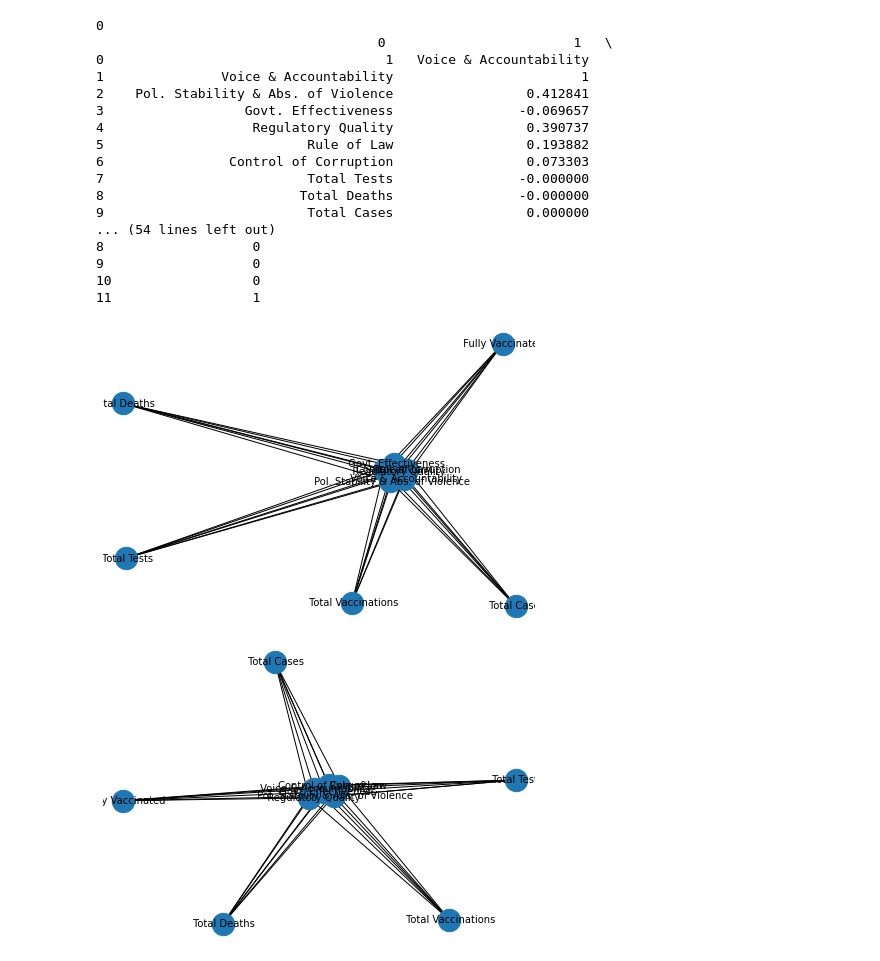
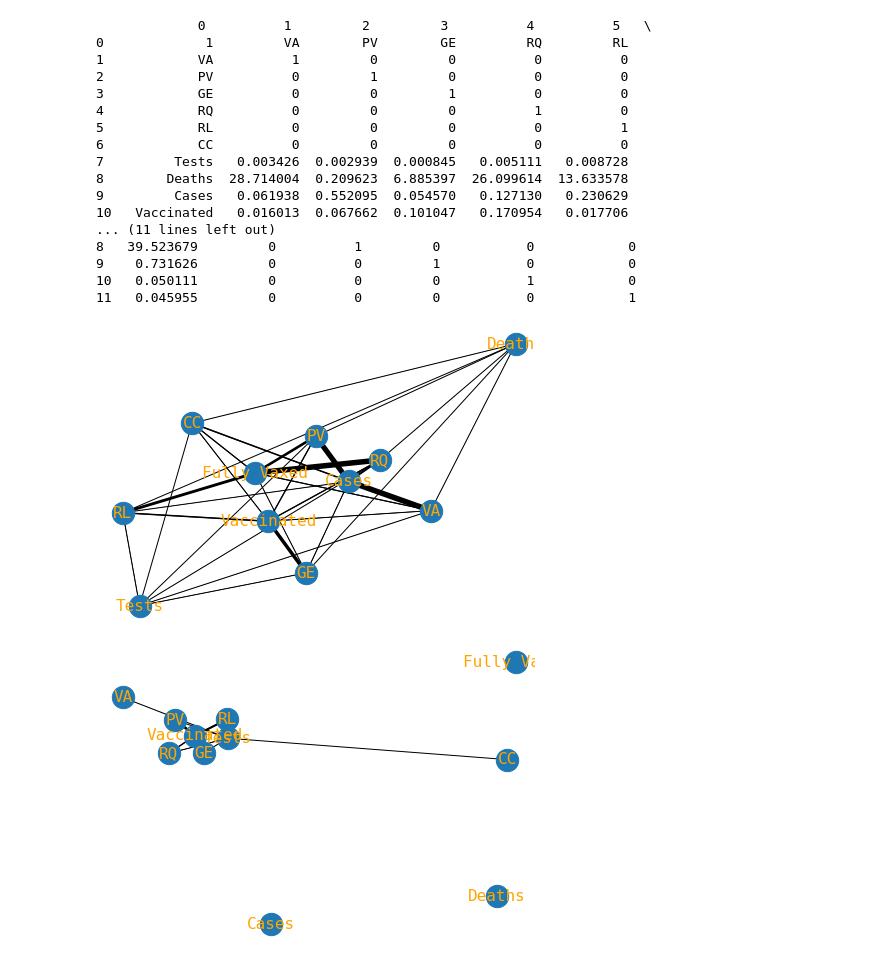
Before and after one commit to IYIAscension/SDAProject, a Jupyter notebook: regRegression.ipynb, the cells around one changed output. Drawn from its saved outputs; the diff is of its cells as text; code cells hidden in the pictures.

```diff
--- a/regRegression.ipynb
+++ b/regRegression.ipynb
@@ -18,9 +18,10 @@ def floatCheck(x):
 with open("data/Merged.csv") as f:
     data = csv.reader(f)
     data = np.array(list(data))
-    data = np.concatenate((data[:, :10], data[:, 12:]), axis=1)
-headers = list(data[0][1:])
+headers = list(data[0][1:-1])
 data = data[1:, 1:]
 data = [[float(x) if floatCheck(x) else np.nan for x in row] for row in data]
+data = [[x/row[-1] if i > 5 else x for i, x in enumerate(row[:-1])] for row in data]
+headers = ["VA", "PV", "GE", "RQ", "RL", "CC", "Tests", "Deaths", "Cases", "Vaccinated", "Fully Vaxed"]
 print(headers)
 # %% [output]
@@ -90,8 +83,10 @@ for x in range(lenHeaders):
     for i in range(lenHeaders-1):
         if x > 5 and i > 5:
             ridgeSimRow.append(0)
+        elif x < 6 and i < 5:
+            ridgeSimRow.append(0)
         elif x <= i:
-            ridgeSimRow.append(coefs[i])
+            ridgeSimRow.append(abs(coefs[i]))
         else:
             ridgeSimRow.append(ridgeSimMatrix[i+1][x])
     ridgeSimMatrix.append(ridgeSimRow)
@@ -121,15 +116,17 @@ print(ridgeMatrixFramed)
 lassoSimMatrix = [headers.copy()]
 for x in range(lenHeaders):
     X_train, X_test, y_train, y_test = train_test_split(np.asarray([row for i,row in enumerate(columns) if i!=x]).T, columns[x], test_size=0.2)
-    clf = Lasso(alpha=0.01)
+    clf = Lasso(alpha=0.005)
     clf.fit(X_train, y_train)
     lassoSimRow = [lassoSimMatrix[0][x]]
     coefs = list(clf.coef_)
     for i in range(lenHeaders-1):
         if x > 5 and i > 5:
             lassoSimRow.append(0)
+        elif x < 6 and i < 5:
+            lassoSimRow.append(0)
         elif x <= i:
-            lassoSimRow.append(coefs[i])
+            lassoSimRow.append(abs(coefs[i]))
         else:
             lassoSimRow.append(lassoSimMatrix[i+1][x])
     lassoSimMatrix.append(lassoSimRow)
@@ -166,60 +163,71 @@ for x in range(lenHeaders):
     for i in range(lenHeaders-1):
         if x > 5 and i > 5:
             linRegSimRow.append(0)
+        elif x < 6 and i < 5:
+            linRegSimRow.append(0)
         elif x <= i:
-            linRegSimRow.append(coefs[i])
+            linRegSimRow.append(abs(coefs[i]))
         else:
             linRegSimRow.append(linRegSimMatrix[i+1][x])
     linRegSimMatrix.append(linRegSimRow)
 for i in range(lenHeaders+1):
     linRegSimMatrix[i].insert(i, 1)
 linRegMatrixFramed = pd.DataFrame(linRegSimMatrix)
-print(incr)
 print(linRegMatrixFramed)
 # %% [output]
-0
-                                    0                        1   \
-0                                    1   Voice & Accountability
-1               Voice & Accountability                        1
-2    Pol. Stability & Abs. of Violence                 0.412841
-3                  Govt. Effectiveness                -0.069657
-4                   Regulatory Quality                 0.390737
-5                          Rule of Law                 0.193882
-6                Control of Corruption                 0.073303
-7                          Total Tests                -0.000000
-8                         Total Deaths                -0.000000
-9                          Total Cases                 0.000000
-... (54 lines left out)
-8                   0
-9                   0
-10                  0
-11                  1
+             0          1         2         3          4          5   \
+0             1         VA        PV        GE         RQ         RL
+1            VA          1         0         0          0          0
+2            PV          0         1         0          0          0
+3            GE          0         0         1          0          0
+4            RQ          0         0         0          1          0
+5            RL          0         0         0          0          1
+6            CC          0         0         0          0          0
+7         Tests   0.003426  0.002939  0.000845   0.005111   0.008728
+8        Deaths  28.714004  0.209623  6.885397  26.099614  13.633578
+9         Cases   0.061938  0.552095  0.054570   0.127130   0.230629
+10   Vaccinated   0.016013  0.067662  0.101047   0.170954   0.017706
+... (11 lines left out)
+8   39.523679         0          1         0           0            0
+9    0.731626         0          0         1           0            0
+10   0.050111         0          0         0           1            0
+11   0.045955         0          0         0           0            1
 # %%
-adjMatrix = [[x*20 if i < j else 0 for j, x in enumerate(row)] for i, row in enumerate(np.asarray(ridgeSimMatrix)[1:, 1:].astype(np.float))]
+adjMatrix = [[x*50 if i < j else 0 for j, x in enumerate(row)] for i, row in enumerate(np.asarray(ridgeSimMatrix)[1:, 1:].astype(np.float))]
 G = nx.from_numpy_matrix(np.matrix(adjMatrix))
 
 layout = nx.spring_layout(G)
 lab_node = dict(zip(G.nodes, headers))
+long_edges = list(filter(lambda e: e[2] == 0, (e for e in G.edges.data('weight'))))
+le_ids = list(e[:2] for e in long_edges)
+
+# remove filtered edges from graph G
+G.remove_edges_from(le_ids)
 nx.draw(G, layout)
 nx.draw_networkx_nodes(G, layout, node_size=500)
 widths = list(nx.get_edge_attributes(G, "weight").values())
 nx.draw_networkx_edges(G, layout, width=widths)
-nx.draw_networkx_labels(G, layout, labels=lab_node, font_size=10, font_family='sans-serif')
+nx.draw_networkx_labels(G, layout, labels=lab_node, font_size=16, font_family='monospace', font_color="orange")
 plt.show()
 # %% [output]
-[figure, old version]
+[figure, new version]
 # %%
-adjMatrix = [[x*20 if i < j else 0 for j, x in enumerate(row)] for i, row in enumerate(np.asarray(lassoSimMatrix)[1:, 1:].astype(np.float))]
+adjMatrix = [[x*50 if i < j else 0 for j, x in enumerate(row)] for i, row in enumerate(np.asarray(lassoSimMatrix)[1:, 1:].astype(np.float))]
 G = nx.from_numpy_matrix(np.matrix(adjMatrix))
 
 layout = nx.spring_layout(G)
 lab_node = dict(zip(G.nodes, headers))
+long_edges = list(filter(lambda e: e[2] == 0, (e for e in G.edges.data('weight'))))
+le_ids = list(e[:2] for e in long_edges)
+
+# remove filtered edges from graph G
+G.remove_edges_from(le_ids)
 nx.draw(G, layout)
 nx.draw_networkx_nodes(G, layout, node_size=500)
 widths = list(nx.get_edge_attributes(G, "weight").values())
 nx.draw_networkx_edges(G, layout, width=widths)
-nx.draw_networkx_labels(G, layout, labels=lab_node, font_size=10, font_family='sans-serif')
+nx.draw_networkx_labels(G, layout, labels=lab_node, font_size=16, font_family='monospace', font_color="orange")
 plt.show()
 # %% [output]
-[figure, old version]
+[figure, new version]
 # %%
```
Also changed, not shown: parts of 8 cells of this notebook, 3 other files.
